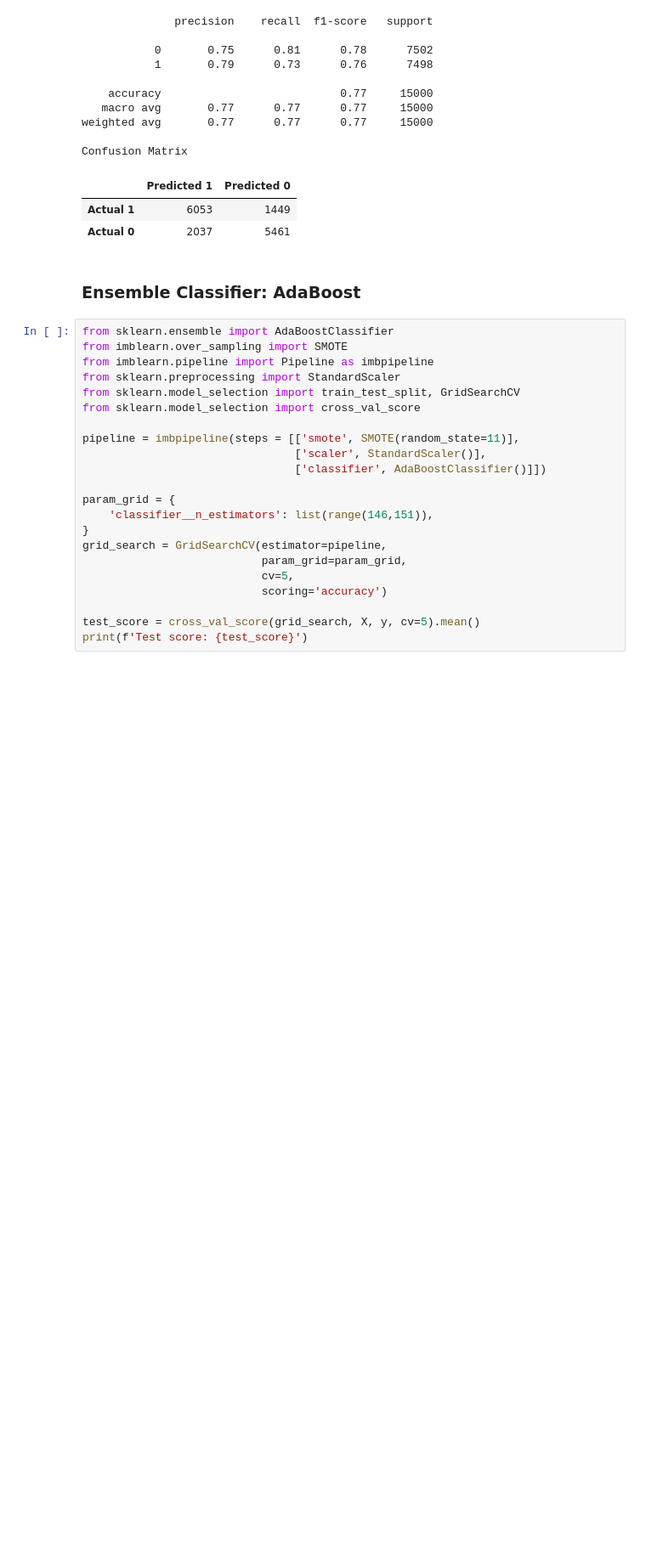
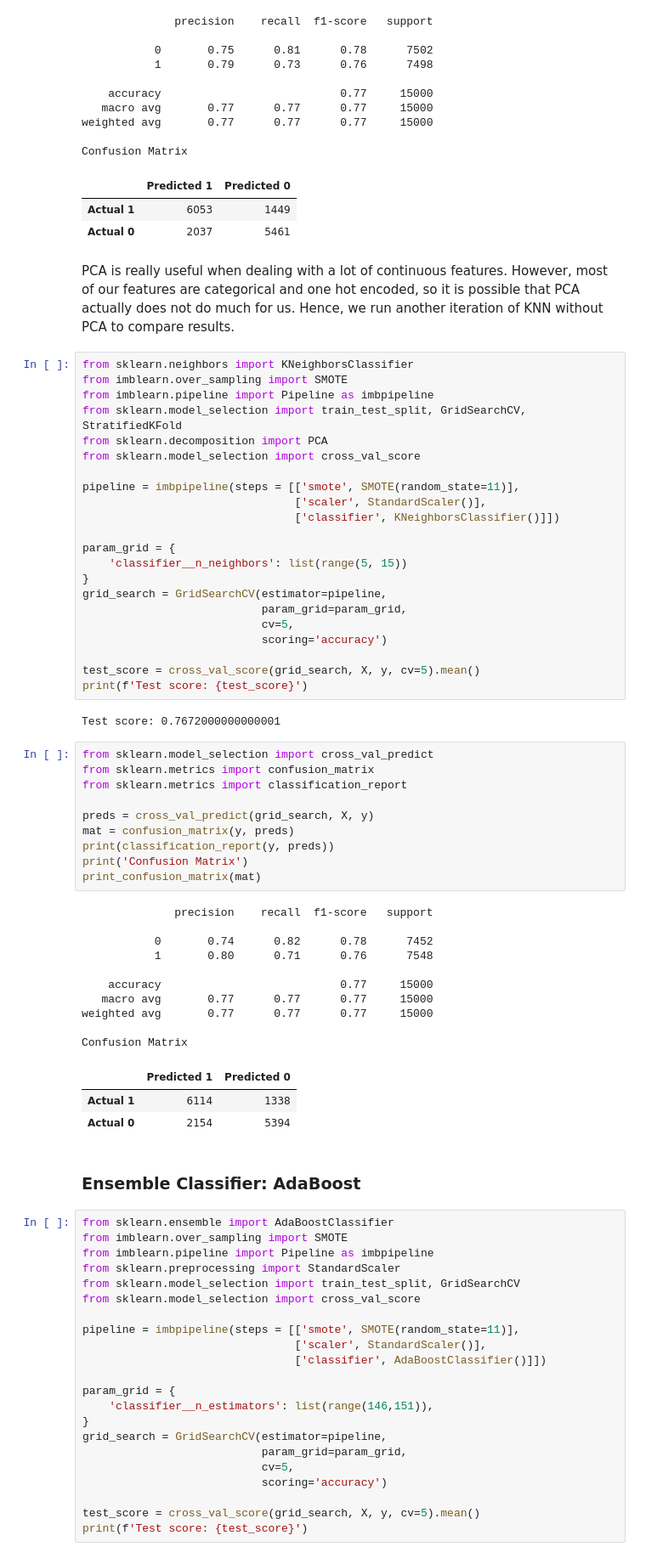
Before and after one commit to Mrityunjay000/data_mining_final_project, a Jupyter notebook: CS_363D_Final_Project.ipynb, the cells around one changed output. Shown: that part at 85% size. Saved outputs shown, nothing was run; the diff lists cells and outputs as text; blank space fills up the shorter version.

```diff
--- a/CS_363D_Final_Project.ipynb
+++ b/CS_363D_Final_Project.ipynb
@@ -857,6 +857,56 @@ Confusion Matrix
 |  | Predicted 1 | Predicted 0 |
 | Actual 1 | 6053 | 1449 |
 | Actual 0 | 2037 | 5461 |
+# %% [markdown]
+PCA is really useful when dealing with a lot of continuous features. However, most of our features are categorical and one hot encoded, so it is possible that PCA actually does not do much for us. Hence, we run another iteration of KNN without PCA to compare results.
+# %%
+from sklearn.neighbors import KNeighborsClassifier
+from imblearn.over_sampling import SMOTE
+from imblearn.pipeline import Pipeline as imbpipeline
+from sklearn.model_selection import train_test_split, GridSearchCV, StratifiedKFold
+from sklearn.decomposition import PCA
+from sklearn.model_selection import cross_val_score
+
+pipeline = imbpipeline(steps = [['smote', SMOTE(random_state=11)],
+                                ['scaler', StandardScaler()],
+                                ['classifier', KNeighborsClassifier()]])
+
+param_grid = {
+    'classifier__n_neighbors': list(range(5, 15))
+}
+grid_search = GridSearchCV(estimator=pipeline,
+                           param_grid=param_grid,
+                           cv=5,
+                           scoring='accuracy')
+
+test_score = cross_val_score(grid_search, X, y, cv=5).mean()
+print(f'Test score: {test_score}')
+# %% [output]
+Test score: 0.7672000000000001
+# %%
+from sklearn.model_selection import cross_val_predict
+from sklearn.metrics import confusion_matrix
+from sklearn.metrics import classification_report
+
+preds = cross_val_predict(grid_search, X, y)
+mat = confusion_matrix(y, preds)
+print(classification_report(y, preds))
+print('Confusion Matrix')
+print_confusion_matrix(mat)
+# %% [output]
+              precision    recall  f1-score   support
+
+           0       0.74      0.82      0.78      7452
+           1       0.80      0.71      0.76      7548
+
+    accuracy                           0.77     15000
+   macro avg       0.77      0.77      0.77     15000
+weighted avg       0.77      0.77      0.77     15000
+
+Confusion Matrix
+|  | Predicted 1 | Predicted 0 |
+| Actual 1 | 6114 | 1338 |
+| Actual 0 | 2154 | 5394 |
 # %% [markdown]
 ### Ensemble Classifier: AdaBoost
 # %%
```
